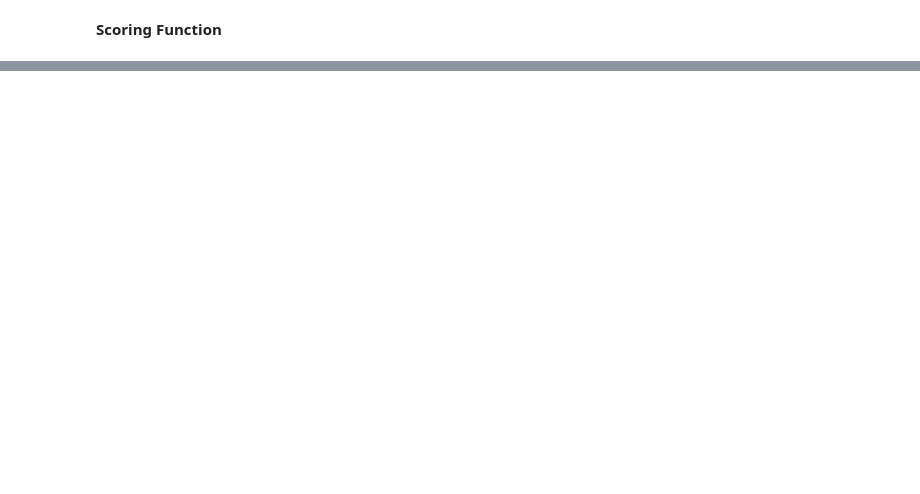
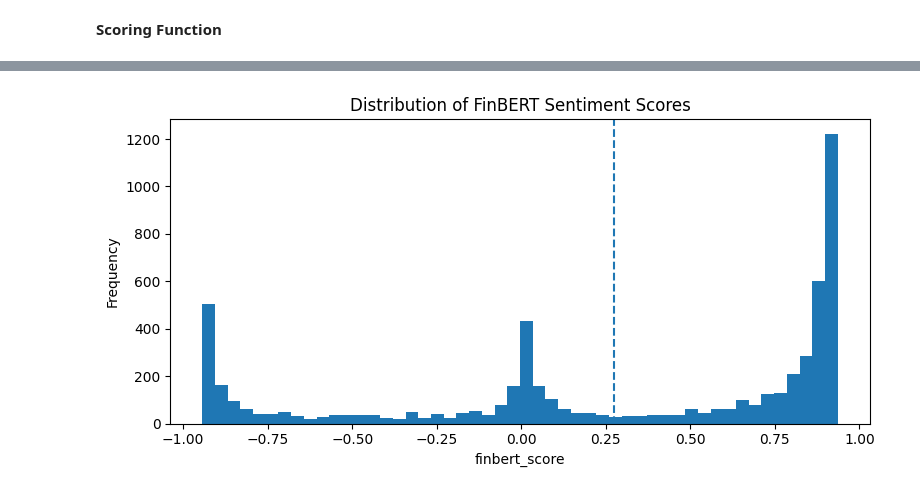
Before and after one commit to SimonKurono/scmc-2025, a Jupyter notebook: nlp/finbert.ipynb, the cells around one changed output, grey strips where cells are left out. Drawn from its saved outputs; the diff is of its cells as text; code cells hidden in the pictures; blank space fills up the shorter version.

Commit message:
Made master corpus and ran finbert

```diff
--- a/nlp/finbert.ipynb
+++ b/nlp/finbert.ipynb
@@ -45,0 +401,90 @@ def finbert_score(texts):
+# %%
+import matplotlib.pyplot as plt
+
+# Ensure date is datetime if you want time-based plots
+if "date" in df.columns:
+    df["date"] = pd.to_datetime(df["date"], errors="coerce")
+
+plt.style.use("default")
+
+# 1) Distribution of sentiment scores (histogram)
+plt.figure(figsize=(8, 4))
+scores = df["finbert_score"].dropna()
+plt.hist(scores, bins=50)
+plt.axvline(scores.mean(), linestyle="--")
+plt.title("Distribution of FinBERT Sentiment Scores")
+plt.xlabel("finbert_score")
+plt.ylabel("Frequency")
+plt.tight_layout()
+plt.show()
+
+# 2) Boxplot of sentiment by source (top-k sources)
+if "source" in df.columns:
+    top_sources = df["source"].value_counts().head(6).index
+    df_top_src = df[df["source"].isin(top_sources)]
+
+    plt.figure(figsize=(8, 4))
+    df_top_src.boxplot(column="finbert_score", by="source")
+    plt.title("FinBERT Sentiment by Source")
+    plt.suptitle("")  # remove automatic super title
+    plt.xlabel("source")
+    plt.ylabel("finbert_score")
+    plt.tight_layout()
+    plt.show()
+
+# 3) Time-series of mean sentiment over time (overall and per ticker)
+if "date" in df.columns:
+    # Overall daily mean
+    daily_mean = (
+        df.dropna(subset=["date"])
+        .groupby("date")["finbert_score"]
+        .mean()
+        .sort_index()
+    )
+
+    plt.figure(figsize=(10, 4))
+    plt.plot(daily_mean.index, daily_mean.values)
+    plt.title("Daily Mean FinBERT Sentiment (All Documents)")
+    plt.xlabel("date")
+    plt.ylabel("mean finbert_score")
+    plt.tight_layout()
+    plt.show()
+
+    # Top tickers by count: separate lines
+    if "ticker" in df.columns:
+        top_tickers = (
+            df["ticker"]
+            .value_counts()
+            .head(4)
+            .index
+        )
+        df_top = df[df["ticker"].isin(top_tickers)].dropna(subset=["date"])
+
+        plt.figure(figsize=(10, 5))
+        for t in top_tickers:
+            series = (
+                df_top[df_top["ticker"] == t]
+                .groupby("date")["finbert_score"]
+                .mean()
+                .sort_index()
+            )
+            plt.plot(series.index, series.values, label=str(t))
+        plt.title("Daily Mean FinBERT Sentiment by Ticker (Top 4)")
+        plt.xlabel("date")
+        plt.ylabel("mean finbert_score")
+        plt.legend()
+        plt.tight_layout()
+        plt.show()
+
+# 4) Bar chart of label distribution
+if "finbert_label" in df.columns:
+    label_counts = df["finbert_label"].value_counts(normalize=True).sort_index()
+    plt.figure(figsize=(5, 4))
+    plt.bar(label_counts.index, label_counts.values)
+    plt.title("Share of Sentiment Labels")
+    plt.xlabel("finbert_label")
+    plt.ylabel("share")
+    plt.tight_layout()
+    plt.show()
+# %% [output]
+[figure, added]
```
Also changed, not shown: parts of 12 cells of this notebook, 5 other files.
